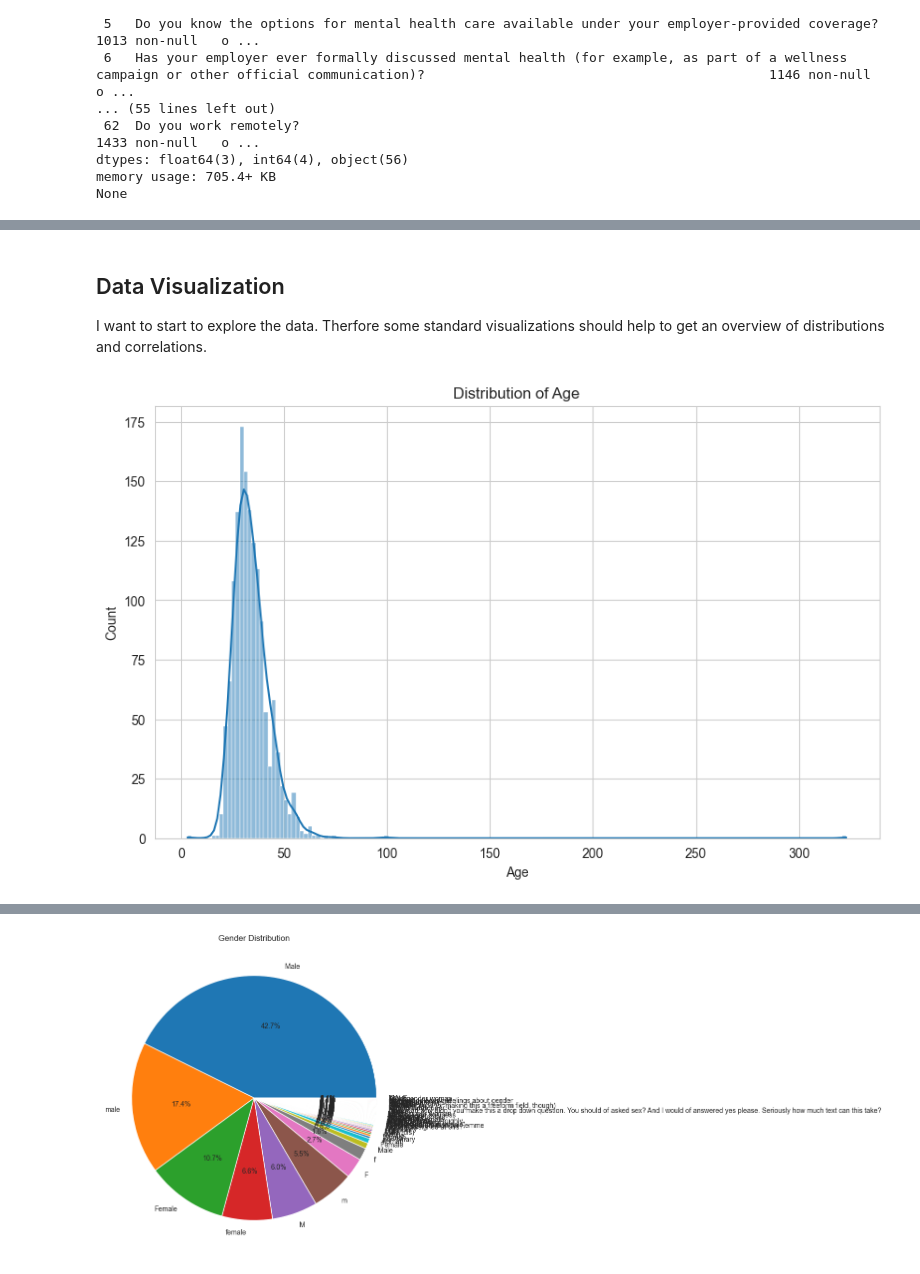
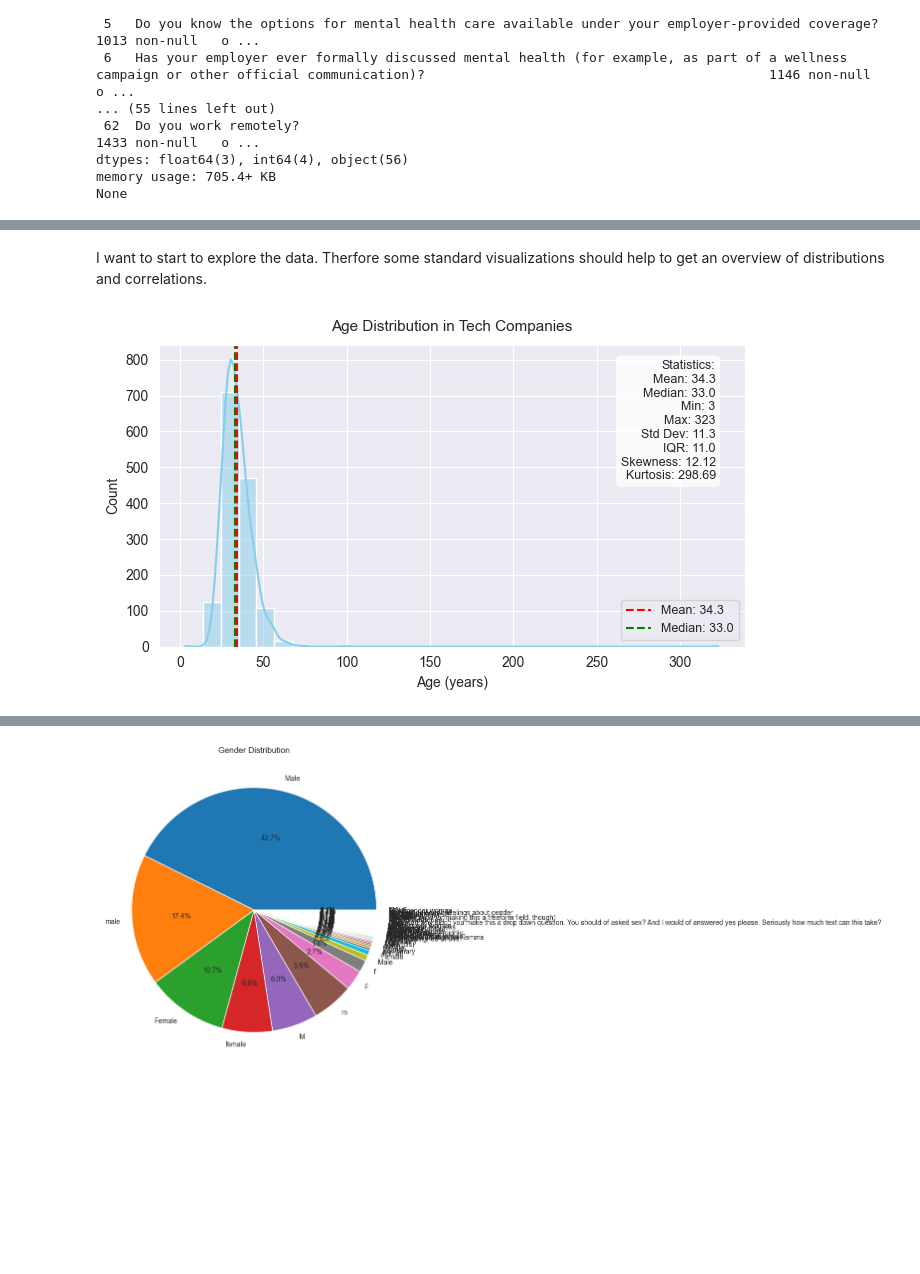
Before and after one commit to KonradKlein91/ml_unservised_learning, a Jupyter notebook: main.ipynb, the cells around one changed output, grey strips where cells are left out. Cells and saved outputs as stored; diff of their text form; code cells hidden in the pictures; blank space fills up the shorter version.

```diff
--- a/main.ipynb
+++ b/main.ipynb
@@ -72,14 +109,67 @@ None
 # %% [markdown]
-## Data Visualization
+
 I want to start to explore the data. Therfore some standard visualizations should help to get an overview of distributions and correlations.
 # %%
-# Distribution of age
-plt.figure(figsize=(10, 6))
-sns.histplot(df['What is your age?'], kde=True)
-plt.title('Distribution of Age')
-plt.xlabel('Age')
-plt.ylabel('Count')
+# Rename age column for easier handling
+df = df.rename(columns={'What is your age?': 'age'})
+
+# Calculate age statistics
+age_mean = df['age'].mean()
+age_median = df['age'].median()
+age_std = df['age'].std()
+age_skew = df['age'].skew()
+age_kurtosis = df['age'].kurtosis()
+age_iqr = df['age'].quantile(0.75) - df['age'].quantile(0.25)
+age_min = df['age'].min()
+age_max = df['age'].max()
+
+# Create figure with exact A4 width (minus margins)
+plt.figure(figsize=(6.69, 4))  # Width matches A4 margins, height adjusted for proportion
+
+# Set font to match document
+plt.rcParams['font.family'] = 'Arial'
+plt.rcParams['font.size'] = 10
+
+# Create the main distribution plot
+sns.histplot(data=df, x='age', bins=30, kde=True, color='skyblue')
+
+# Add a vertical line for mean and median
+plt.axvline(age_mean, color='red', linestyle='--', label=f'Mean: {age_mean:.1f}')
+plt.axvline(age_median, color='green', linestyle='--', label=f'Median: {age_median:.1f}')
+
+# Customize the plot
+plt.title('Age Distribution in Tech Companies', fontsize=11, pad=10)
+plt.xlabel('Age (years)', fontsize=10)
+plt.ylabel('Count', fontsize=10)
+
+# Add statistical annotations in a text box
+stats_text = (f'Statistics:\n'
+            f'Mean: {age_mean:.1f}\n'
+            f'Median: {age_median:.1f}\n'
+            f'Min: {age_min}\n'
+            f'Max: {age_max}\n'
+            f'Std Dev: {age_std:.1f}\n'
+            f'IQR: {age_iqr:.1f}\n'
+            f'Skewness: {age_skew:.2f}\n'
+            f'Kurtosis: {age_kurtosis:.2f}')
+
+# Place text box in upper right corner
+plt.text(0.95, 0.95, stats_text,
+        transform=plt.gca().transAxes,
+        verticalalignment='top',
+        horizontalalignment='right',
+        bbox=dict(boxstyle='round', facecolor='white', alpha=0.8),
+        fontsize=9)  # Slightly smaller font for stats
+
+# Add legend with smaller font
+plt.legend(fontsize=9)
+
+# Adjust layout to prevent text cutoff
+plt.tight_layout()
+
+# Save with exact dimensions and high DPI for clarity
+plt.savefig('age_distribution.png', dpi=300, bbox_inches='tight')
 plt.show()
 # %% [output]
-[figure, old version]
+[figure, new version]
 # %% [markdown]
```
Also changed, not shown: parts of 3 cells of this notebook.
